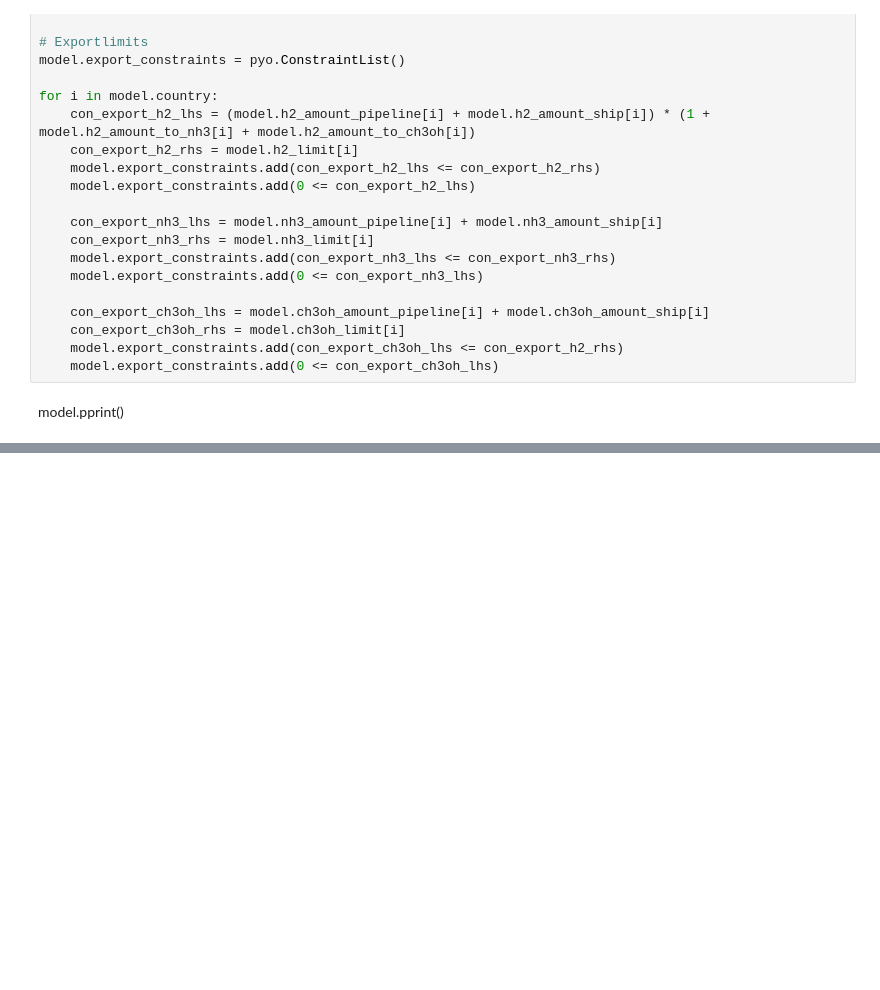
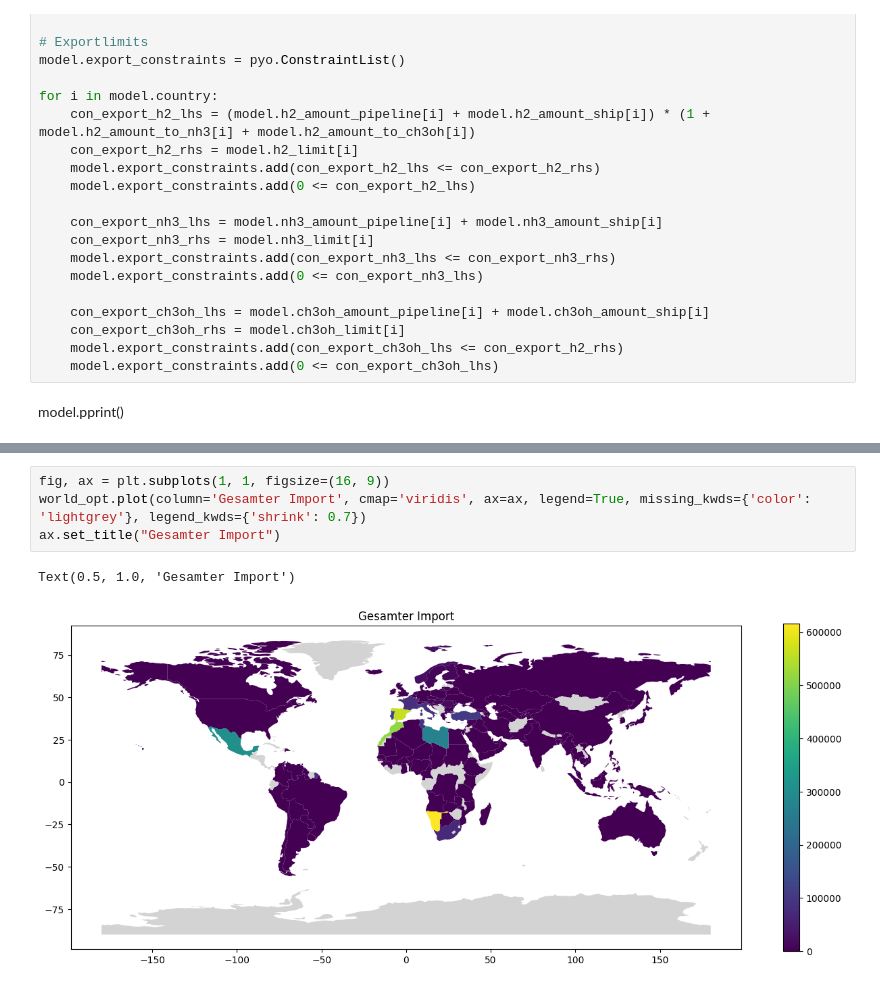
Before and after one commit to FaKurz/hydro_opt, a Jupyter notebook: expanded_model.ipynb, the cells around one changed output, grey strips where cells are left out. Cells and saved outputs as stored; diff of their text form; blank space fills up the shorter version.

```diff
--- a/expanded_model.ipynb
+++ b/expanded_model.ipynb
@@ -176,0 +276,7 @@ Model unknown
+# %%
+fig, ax = plt.subplots(1, 1, figsize=(16, 9))
+world_opt.plot(column='Gesamter Import', cmap='viridis', ax=ax, legend=True, missing_kwds={'color': 'lightgrey'}, legend_kwds={'shrink': 0.7})
+ax.set_title("Gesamter Import")
+# %% [output]
+Text(0.5, 1.0, 'Gesamter Import')
+[figure, added]
```
Also changed, not shown: parts of 17 cells of this notebook, 2 other files.
